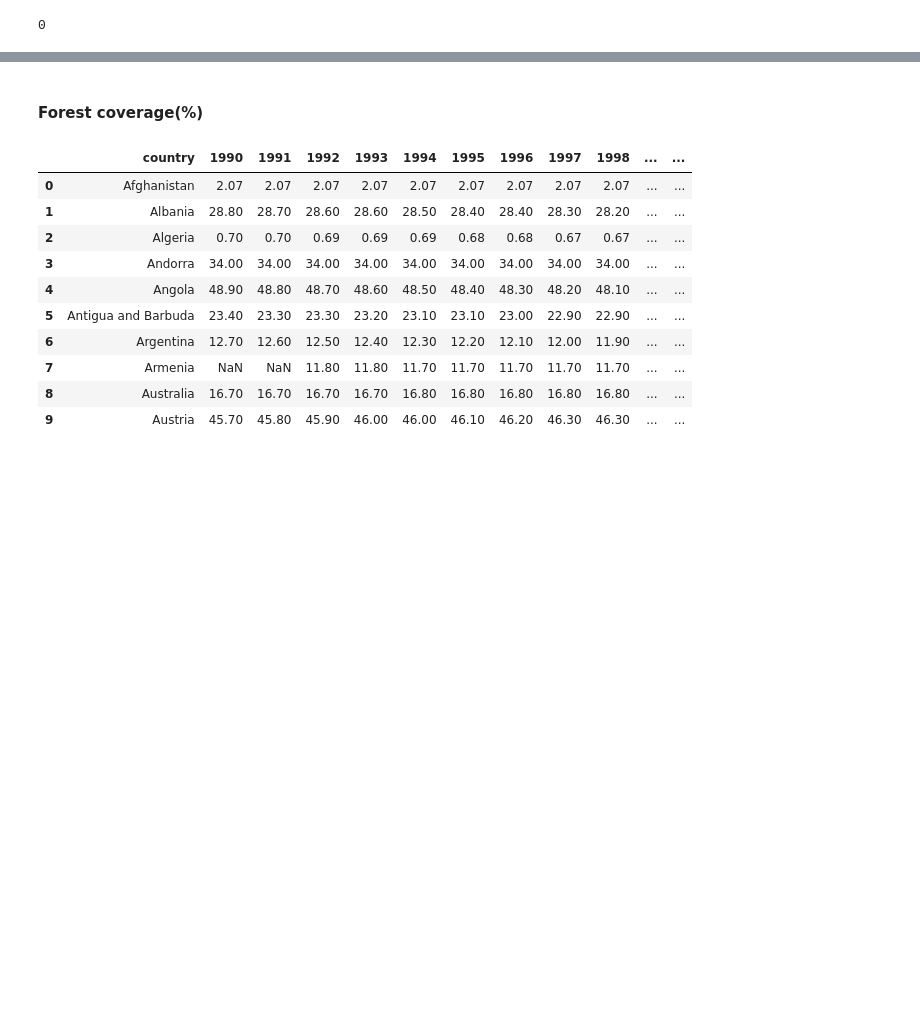
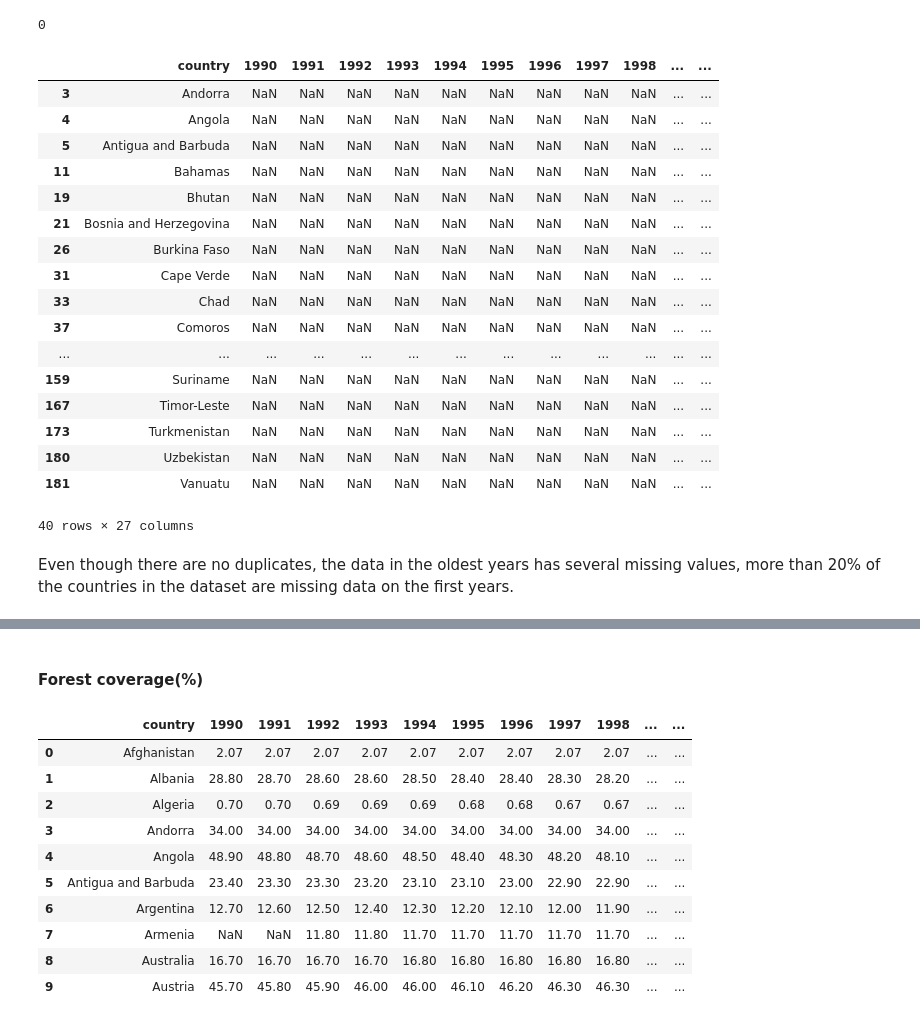
Before and after one commit to Victoriapm/co2_emissions_analysis, a Jupyter notebook: Part 2 - Investigate_Dataset/Investigate_a_Dataset.ipynb, the cells around one changed output, grey strips where cells are left out. Saved outputs shown, nothing was run; the diff lists cells and outputs as text; code cells hidden in the pictures; blank space fills up the shorter version.

```diff
--- a/Part 2 - Investigate_Dataset/Investigate_a_Dataset.ipynb
+++ b/Part 2 - Investigate_Dataset/Investigate_a_Dataset.ipynb
@@ -180,3 +183,27 @@ of the countries have missing data (44 out of 187)
 df_hdi.duplicated().sum()
 # %% [output]
 0
+# %%
+# Check the missing values
+df_hdi[df_hdi[df_hdi.columns[-21:]].isna().any(axis=1)]
+# %% [output]
+|  | country | 1990 | 1991 | 1992 | 1993 | 1994 | 1995 | 1996 | 1997 | 1998 | ... | ... |
+| 3 | Andorra | NaN | NaN | NaN | NaN | NaN | NaN | NaN | NaN | NaN | ... | ... |
+| 4 | Angola | NaN | NaN | NaN | NaN | NaN | NaN | NaN | NaN | NaN | ... | ... |
+| 5 | Antigua and Barbuda | NaN | NaN | NaN | NaN | NaN | NaN | NaN | NaN | NaN | ... | ... |
+| 11 | Bahamas | NaN | NaN | NaN | NaN | NaN | NaN | NaN | NaN | NaN | ... | ... |
+| 19 | Bhutan | NaN | NaN | NaN | NaN | NaN | NaN | NaN | NaN | NaN | ... | ... |
+| 21 | Bosnia and Herzegovina | NaN | NaN | NaN | NaN | NaN | NaN | NaN | NaN | NaN | ... | ... |
+| 26 | Burkina Faso | NaN | NaN | NaN | NaN | NaN | NaN | NaN | NaN | NaN | ... | ... |
+| 31 | Cape Verde | NaN | NaN | NaN | NaN | NaN | NaN | NaN | NaN | NaN | ... | ... |
+| 33 | Chad | NaN | NaN | NaN | NaN | NaN | NaN | NaN | NaN | NaN | ... | ... |
+| 37 | Comoros | NaN | NaN | NaN | NaN | NaN | NaN | NaN | NaN | NaN | ... | ... |
+| ... | ... | ... | ... | ... | ... | ... | ... | ... | ... | ... | ... | ... |
+| 159 | Suriname | NaN | NaN | NaN | NaN | NaN | NaN | NaN | NaN | NaN | ... | ... |
+| 167 | Timor-Leste | NaN | NaN | NaN | NaN | NaN | NaN | NaN | NaN | NaN | ... | ... |
+| 173 | Turkmenistan | NaN | NaN | NaN | NaN | NaN | NaN | NaN | NaN | NaN | ... | ... |
+| 180 | Uzbekistan | NaN | NaN | NaN | NaN | NaN | NaN | NaN | NaN | NaN | ... | ... |
+| 181 | Vanuatu | NaN | NaN | NaN | NaN | NaN | NaN | NaN | NaN | NaN | ... | ... |
+40 rows × 27 columns
+# %% [markdown]
+Even though there are no duplicates, the data in the oldest years has several missing values, more than 20% of the countries in the dataset are missing data on the first years.
```
Also changed, not shown: parts of 81 cells of this notebook.
